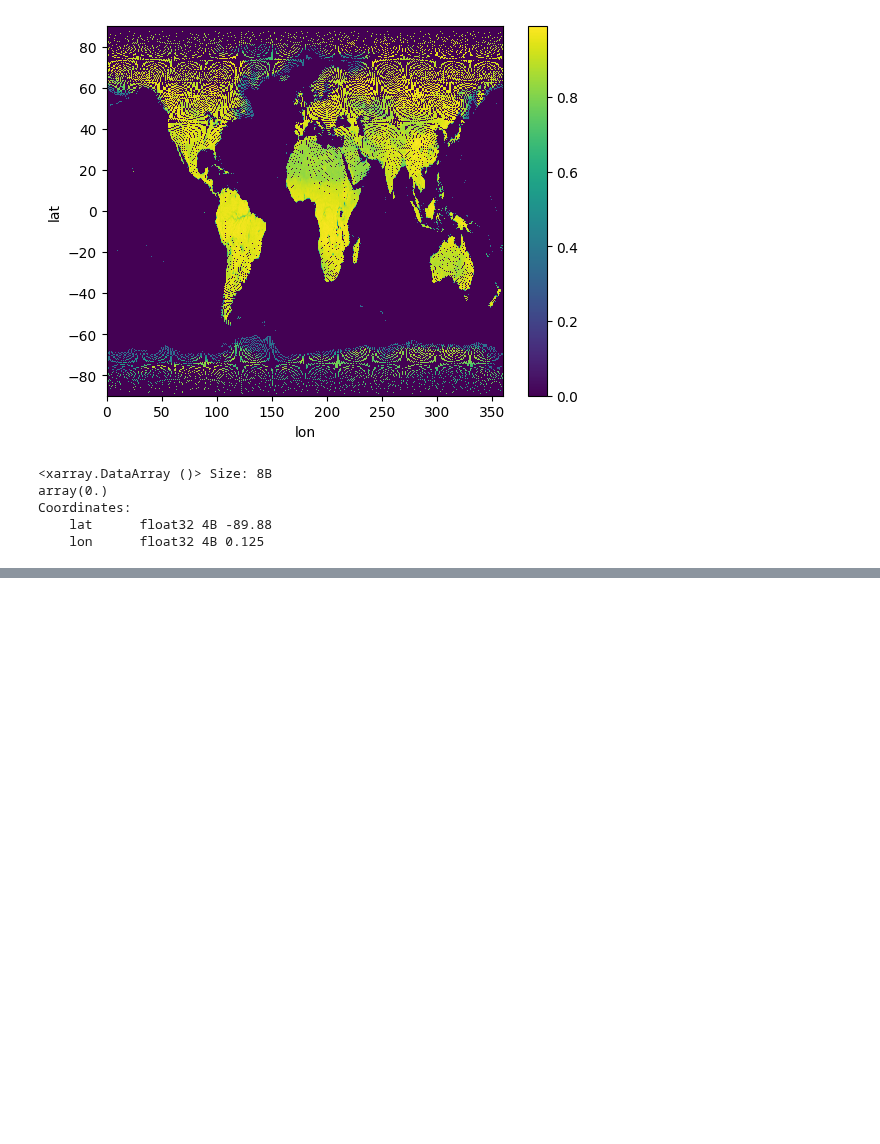
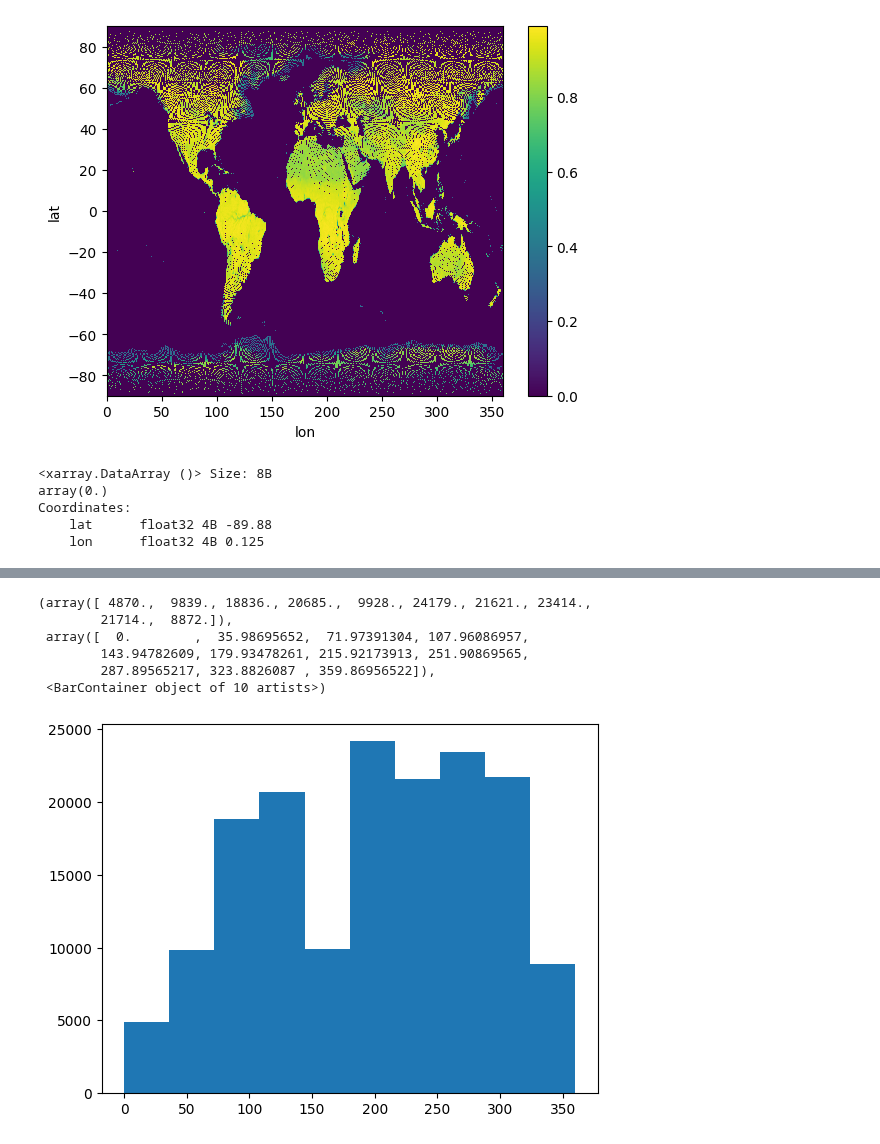
Before and after one commit to AndresTerrer/PMW_LST, a Jupyter notebook: notebooks/TELSEM_atlas_reading.ipynb, the cells around one changed output, grey strips where cells are left out. Cells and saved outputs as stored; diff of their text form; code cells hidden in the pictures; blank space fills up the shorter version.

```diff
--- a/notebooks/TELSEM_atlas_reading.ipynb
+++ b/notebooks/TELSEM_atlas_reading.ipynb
@@ -443,0 +462,9 @@ Coordinates:
+# %%
+coords = gdf.geometry
+# %%
+lat = [p.y for p in coords]
+lon = [p.x for p in coords]
+
+# Get the grid fro lat and lon
+lat_grid = np.unique(lat)
+lon_grid = np.unique(lon)
@@ -443,0 +475,11 @@ Coordinates:
+# %%
+import matplotlib.pyplot as plt
+plt.hist(lon_grid)
+# %% [output]
+(array([ 4870.,  9839., 18836., 20685.,  9928., 24179., 21621., 23414.,
+        21714.,  8872.]),
+ array([  0.        ,  35.98695652,  71.97391304, 107.96086957,
+        143.94782609, 179.93478261, 215.92173913, 251.90869565,
+        287.89565217, 323.8826087 , 359.86956522]),
+ <BarContainer object of 10 artists>)
+[figure, added]
```
Also changed, not shown: parts of 10 cells of this notebook, 1 other file.
